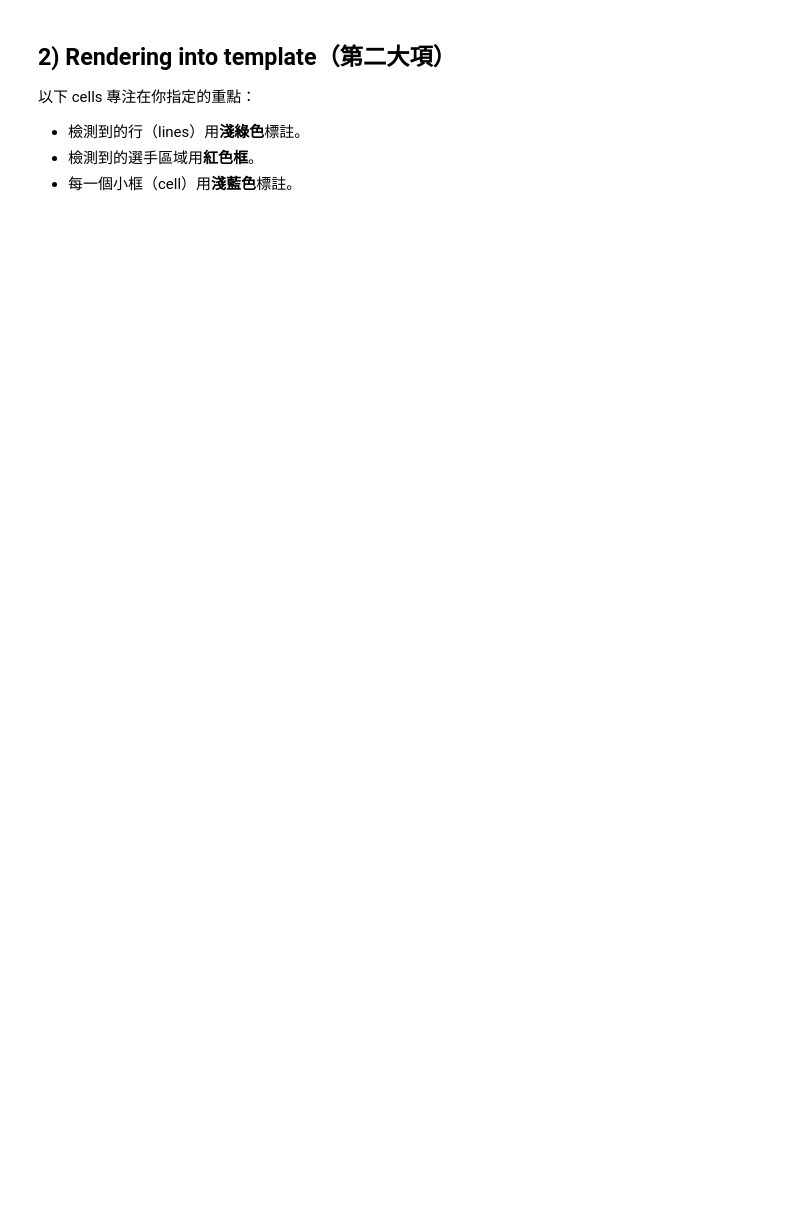
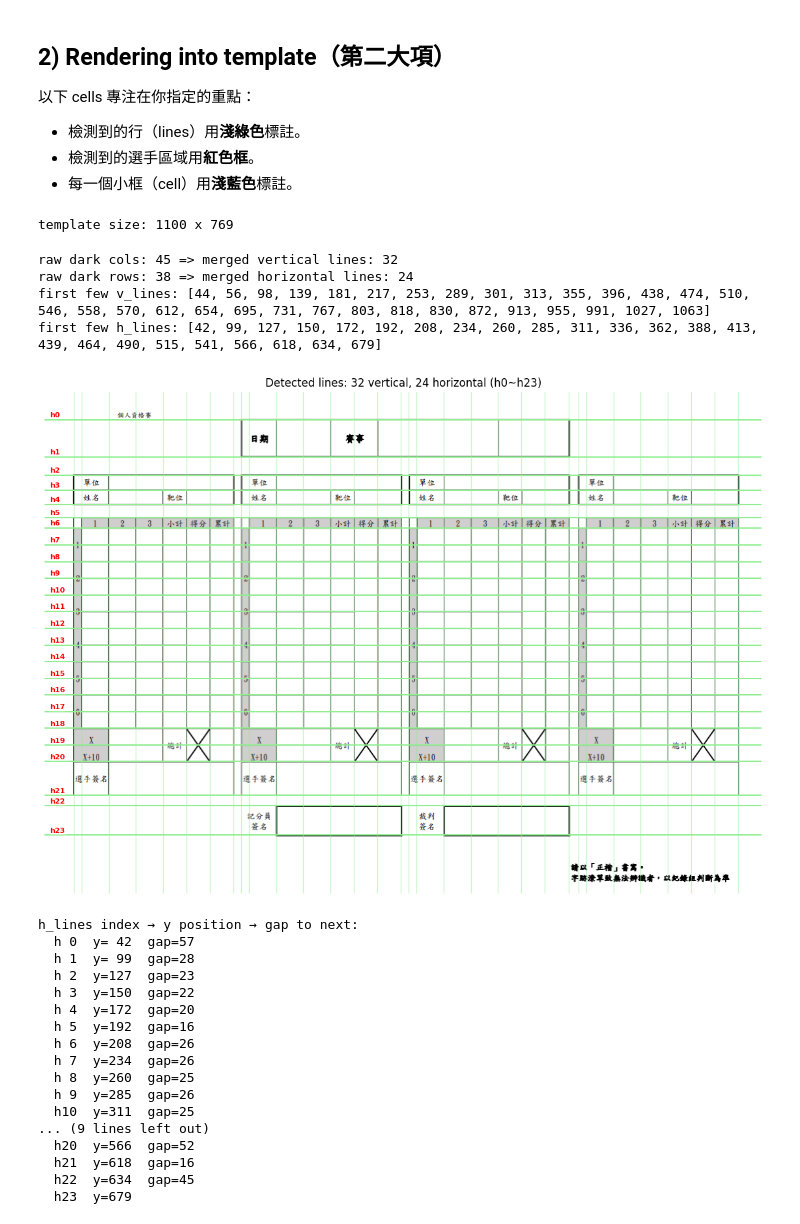
Before and after one commit to AEJose/archery-score-reader, a Jupyter notebook: notebooks/synthetic_data_generation_walkthrough.ipynb, the cells around one changed output. Drawn from its saved outputs; the diff is of its cells as text; code cells hidden in the pictures; blank space fills up the shorter version.

```diff
--- a/notebooks/synthetic_data_generation_walkthrough.ipynb
+++ b/notebooks/synthetic_data_generation_walkthrough.ipynb
@@ -7,6 +7,7 @@
 
 > 你可以先改 `SEED` / `TEMPLATE_IMAGE` 來觀察不同結果。
 # %%
+import random
 from pathlib import Path
 import numpy as np
 import matplotlib.pyplot as plt
@@ -15,12 +16,14 @@ from PIL import Image
 
 from score_reader.dataset.generator.ground_truth_generator import GroundTruthGenerator
 from score_reader.dataset.generator.sheet_renderer import SheetRenderer
+from score_reader.dataset.models import SyntheticSheet
 
 SEED = 42
-TEMPLATE_IMAGE = Path("sample.png")
+TEMPLATE_IMAGE = Path("../sample.png")
 assert TEMPLATE_IMAGE.exists(), f"找不到模板圖片: {TEMPLATE_IMAGE}"
 
-gt = GroundTruthGenerator()
+rng = random.Random(SEED)
+gt = GroundTruthGenerator(rng=rng)
 renderer = SheetRenderer()
 # %% [markdown]
 ## 1) 產生 ground truth（第一大項）
@@ -57,27 +80,61 @@ gray = img.convert("L")
 arr = np.array(gray)
 h, w = arr.shape
 print(f"template size: {w} x {h}")
+# %% [output]
+template size: 1100 x 769
 # %%
 # 2.1 Detect table lines
 # 直接對照 SheetRenderer._detect_cells 內部邏輯
-dark_cols = [x for x in range(w) if (arr[:, x] < 110).sum() > h * 0.20]
-dark_rows = [y for y in range(h) if (arr[y, :] < 110).sum() > w * 0.20]
+dark_cols = [x for x in range(w) if (arr[:, x] < 160).sum() > h * 0.20]
+dark_rows = [y for y in range(h) if (arr[y, :] < 160).sum() > w * 0.20]
 
 v_lines = renderer._merge_lines(dark_cols)
 h_lines = renderer._merge_lines(dark_rows)
 
 print("raw dark cols:", len(dark_cols), "=> merged vertical lines:", len(v_lines))
 print("raw dark rows:", len(dark_rows), "=> merged horizontal lines:", len(h_lines))
-print("first few v_lines:", v_lines[:12])
-print("first few h_lines:", h_lines[:12])
+print("first few v_lines:", v_lines[:50])
+print("first few h_lines:", h_lines[:50])
+# %% [output]
+raw dark cols: 45 => merged vertical lines: 32
+raw dark rows: 38 => merged horizontal lines: 24
+first few v_lines: [44, 56, 98, 139, 181, 217, 253, 289, 301, 313, 355, 396, 438, 474, 510, 546, 558, 570, 612, 654, 695, 731, 767, 803, 818, 830, 872, 913, 955, 991, 1027, 1063]
+first few h_lines: [42, 99, 127, 150, 172, 192, 208, 234, 260, 285, 311, 336, 362, 388, 413, 439, 464, 490, 515, 541, 566, 618, 634, 679]
 # %%
-# 視覺化：檢測到的行（淺綠）
-fig, ax = plt.subplots(figsize=(16, 8))
+# 視覺化：檢測到的行（淺綠），橫線標 index
+fig, ax = plt.subplots(figsize=(18, 10))
 ax.imshow(img)
 for x in v_lines:
-    ax.axvline(x=x, color="#90EE90", linewidth=1.5)  # light green
-for y in h_lines:
-    ax.axhline(y=y, color="#90EE90", linewidth=1.5)  # light green
-ax.set_title("2.1 Detected table lines (light green)")
+    ax.axvline(x=x, color="#90EE90", linewidth=1.0, alpha=0.5)
+for idx, y in enumerate(h_lines):
+    ax.axhline(y=y, color="#90EE90", linewidth=1.5)
+    ax.text(8, y - 2, f"h{idx}", color="red", fontsize=8, weight="bold",
+            va="bottom", bbox=dict(boxstyle="round,pad=0.1", fc="white", ec="none", alpha=0.8))
+ax.set_title(f"Detected lines: {len(v_lines)} vertical, {len(h_lines)} horizontal (h0~h{len(h_lines)-1})")
 ax.axis("off")
 plt.show()
+
+# 也印出完整 h_lines 對照表
+print("h_lines index → y position → gap to next:")
+for idx, y in enumerate(h_lines):
+    gap = f"  gap={h_lines[idx+1] - y}" if idx < len(h_lines) - 1 else ""
+    print(f"  h{idx:2d}  y={y:3d}{gap}")
+# %% [output]
+[figure, added]
+h_lines index → y position → gap to next:
+  h 0  y= 42  gap=57
+  h 1  y= 99  gap=28
+  h 2  y=127  gap=23
+  h 3  y=150  gap=22
+  h 4  y=172  gap=20
+  h 5  y=192  gap=16
+  h 6  y=208  gap=26
+  h 7  y=234  gap=26
+  h 8  y=260  gap=25
+  h 9  y=285  gap=26
+  h10  y=311  gap=25
+... (9 lines left out)
+  h20  y=566  gap=52
+  h21  y=618  gap=16
+  h22  y=634  gap=45
+  h23  y=679
```
Also changed, not shown: parts of 9 cells of this notebook, 5 other files.
